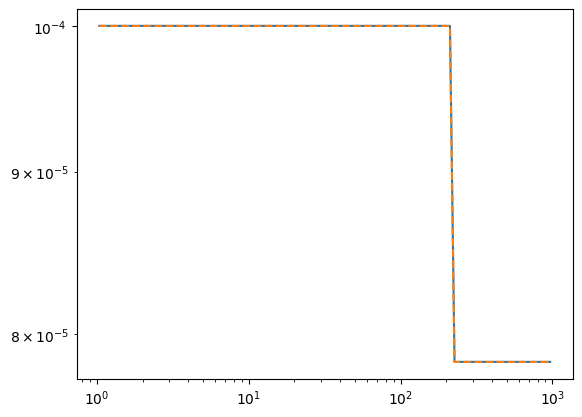
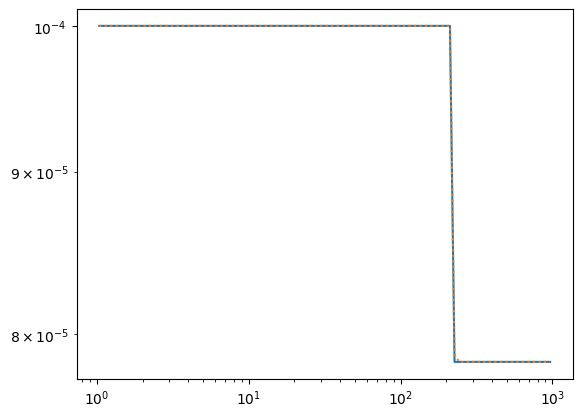
Code edit (unified diff) that turned the first committed figure into the second:
--- before
+++ after
@@ -1,3 +1,4 @@
 plt.figure()
 plt.loglog(sim.grid.r/c.au,sim.dust.s.max)
-plt.loglog(df[1]/c.au,df[4],"--")
+#plt.loglog(df[1]/c.au,df[4],"--")
+plt.loglog(df2[1]/c.au,df2[4],":")

Commit: first alsmost running programm it does the 1. step but there is something wierd with the outer disk boundary  gives a huge spike -> check the jacobian constructor again